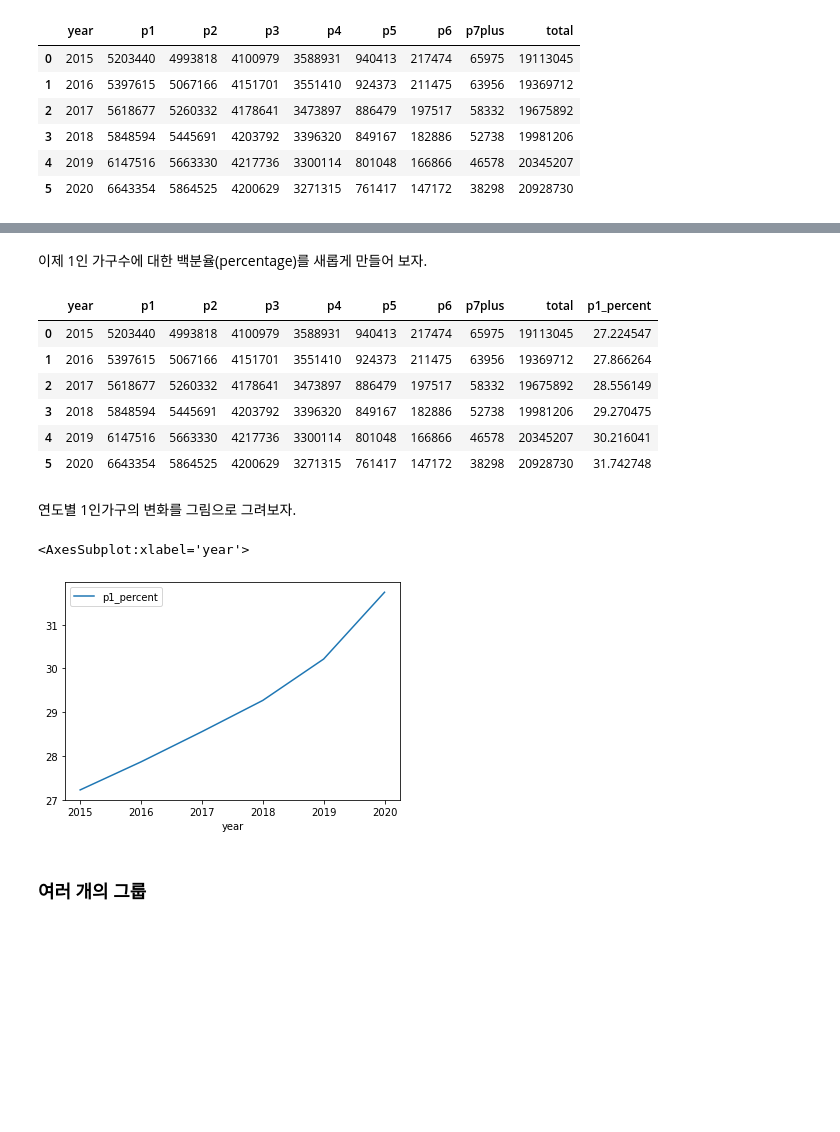
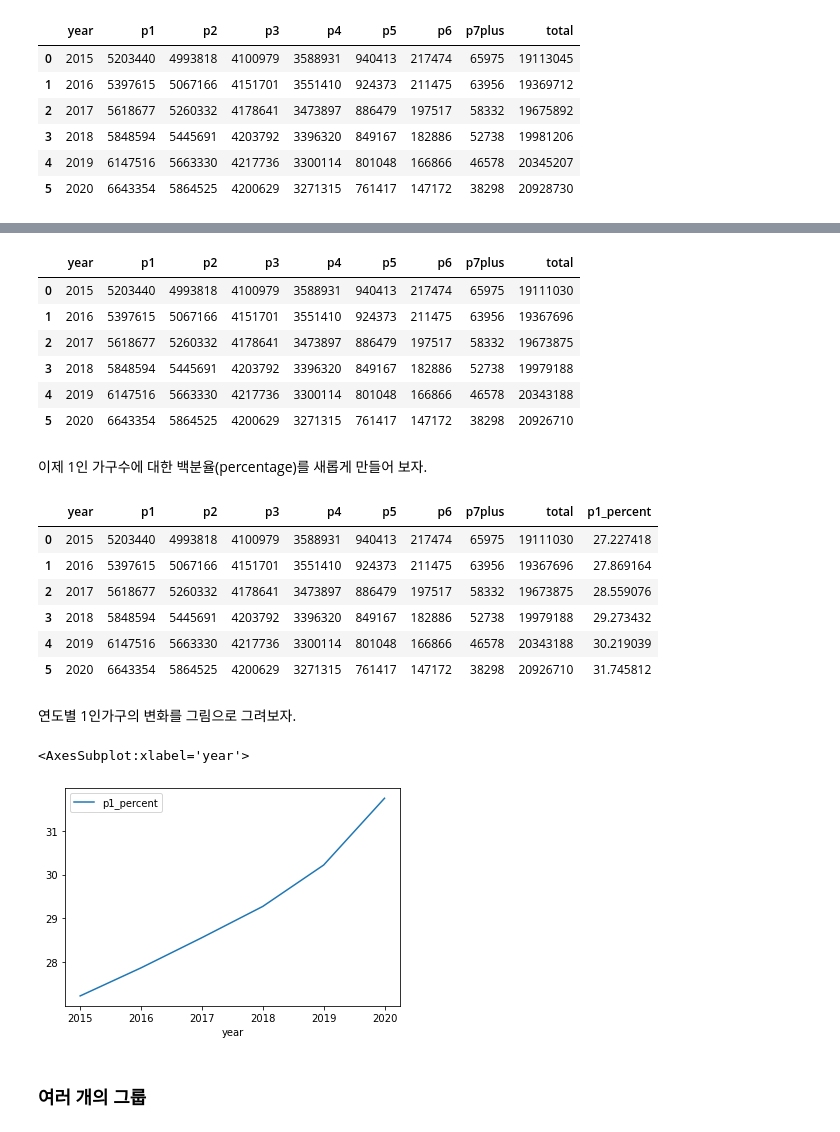
Before and after one commit to UOS-Bigdata/bigdatabook, a Jupyter notebook: _sources/chapters/04/dataframe-summary.ipynb, the cells around one changed output, grey strips where cells are left out. Saved outputs shown, nothing was run; the diff lists cells and outputs as text; code cells hidden in the pictures; blank space fills up the shorter version.

```diff
--- a/_sources/chapters/04/dataframe-summary.ipynb
+++ b/_sources/chapters/04/dataframe-summary.ipynb
@@ -317,3 +326,14 @@ house_year
+# %%
+house_year["total"] = house_year[ ["p1","p2","p3","p4","p5","p6","p7plus"] ].sum(axis=1)
+house_year
+# %% [output]
+|  | year | p1 | p2 | p3 | p4 | p5 | p6 | p7plus | total |
+| 0 | 2015 | 5203440 | 4993818 | 4100979 | 3588931 | 940413 | 217474 | 65975 | 19111030 |
+| 1 | 2016 | 5397615 | 5067166 | 4151701 | 3551410 | 924373 | 211475 | 63956 | 19367696 |
+| 2 | 2017 | 5618677 | 5260332 | 4178641 | 3473897 | 886479 | 197517 | 58332 | 19673875 |
+| 3 | 2018 | 5848594 | 5445691 | 4203792 | 3396320 | 849167 | 182886 | 52738 | 19979188 |
+| 4 | 2019 | 6147516 | 5663330 | 4217736 | 3300114 | 801048 | 166866 | 46578 | 20343188 |
+| 5 | 2020 | 6643354 | 5864525 | 4200629 | 3271315 | 761417 | 147172 | 38298 | 20926710 |
 # %% [markdown]
 이제 1인 가구수에 대한 백분율(percentage)를 새롭게 만들어 보자.
 # %%
@@ -321,19 +341,19 @@ house_year['p1_percent'] = house_year['p1'] / house_year['total'] *100
 house_year
 # %% [output]
 |  | year | p1 | p2 | p3 | p4 | p5 | p6 | p7plus | total | p1_percent |
-| 0 | 2015 | 5203440 | 4993818 | 4100979 | 3588931 | 940413 | 217474 | 65975 | 19113045 | 27.224547 |
-| 1 | 2016 | 5397615 | 5067166 | 4151701 | 3551410 | 924373 | 211475 | 63956 | 19369712 | 27.866264 |
-| 2 | 2017 | 5618677 | 5260332 | 4178641 | 3473897 | 886479 | 197517 | 58332 | 19675892 | 28.556149 |
-| 3 | 2018 | 5848594 | 5445691 | 4203792 | 3396320 | 849167 | 182886 | 52738 | 19981206 | 29.270475 |
-| 4 | 2019 | 6147516 | 5663330 | 4217736 | 3300114 | 801048 | 166866 | 46578 | 20345207 | 30.216041 |
-| 5 | 2020 | 6643354 | 5864525 | 4200629 | 3271315 | 761417 | 147172 | 38298 | 20928730 | 31.742748 |
+| 0 | 2015 | 5203440 | 4993818 | 4100979 | 3588931 | 940413 | 217474 | 65975 | 19111030 | 27.227418 |
+| 1 | 2016 | 5397615 | 5067166 | 4151701 | 3551410 | 924373 | 211475 | 63956 | 19367696 | 27.869164 |
+| 2 | 2017 | 5618677 | 5260332 | 4178641 | 3473897 | 886479 | 197517 | 58332 | 19673875 | 28.559076 |
+| 3 | 2018 | 5848594 | 5445691 | 4203792 | 3396320 | 849167 | 182886 | 52738 | 19979188 | 29.273432 |
+| 4 | 2019 | 6147516 | 5663330 | 4217736 | 3300114 | 801048 | 166866 | 46578 | 20343188 | 30.219039 |
+| 5 | 2020 | 6643354 | 5864525 | 4200629 | 3271315 | 761417 | 147172 | 38298 | 20926710 | 31.745812 |
 # %% [markdown]
 연도별 1인가구의 변화를 그림으로 그려보자.
 # %%
 house_year.plot.line(x='year', y='p1_percent')
 # %% [output]
 <AxesSubplot:xlabel='year'>
-[figure, old version]
+[figure, new version]
 # %% [markdown]
 ### 여러 개의 그룹
 # %% [markdown]
```
Also changed, not shown: parts of 9 cells of this notebook, 4 other files.
